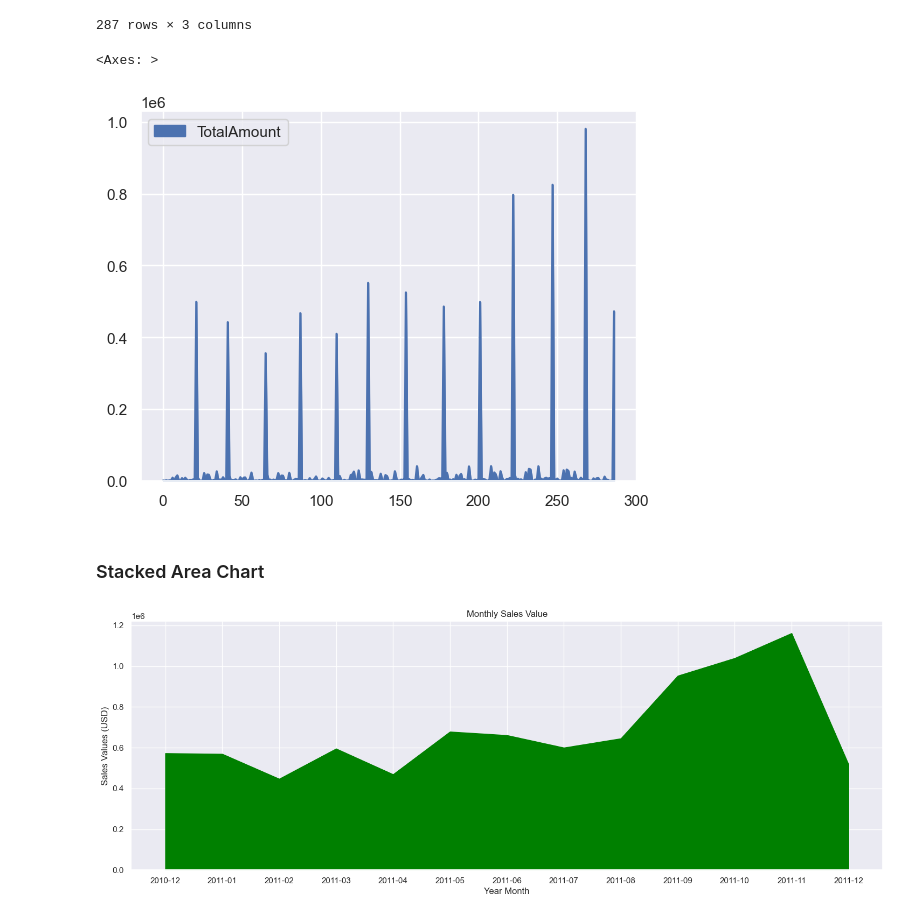
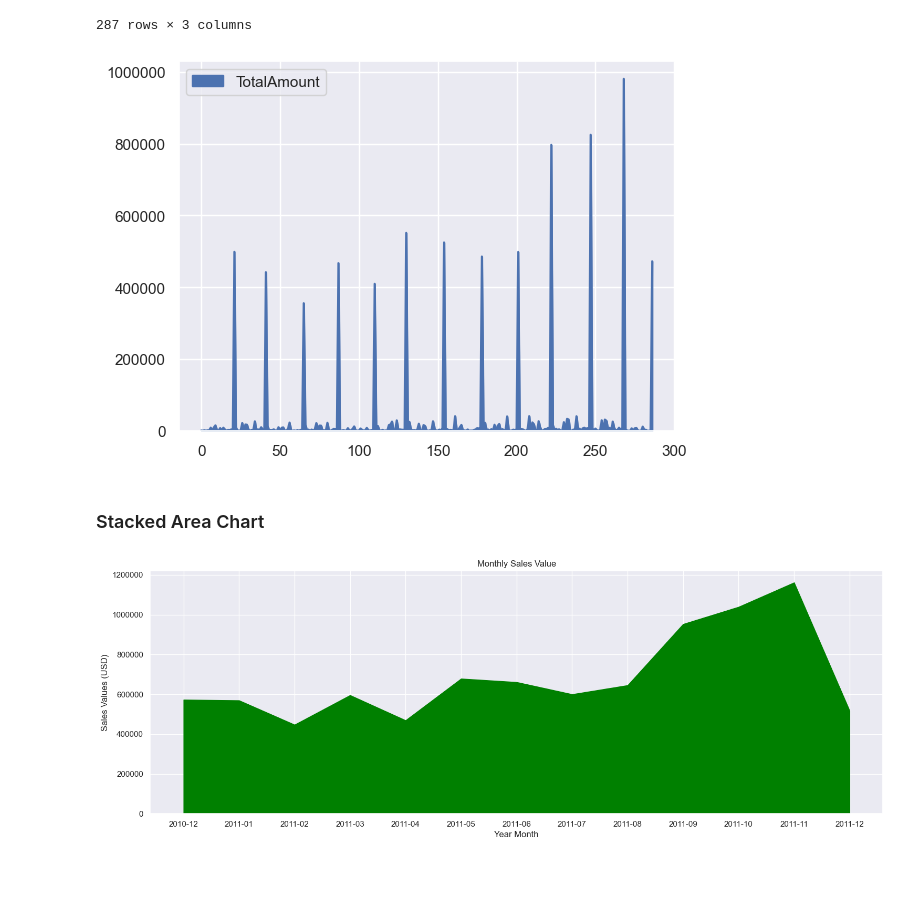
Before and after one commit to nyangweso-rodgers/data-analytics, a Jupyter notebook: Analytics-with-Python/Python-Modules-for-Data-Analysis/Matplotlib-Module/Area-Charts-with-Matplotlib.ipynb, the cells around one changed output. Cells and saved outputs as stored; diff of their text form; code cells hidden in the pictures; blank space fills up the shorter version.

Commit message:
edited 10 charts with Matplotlib

```diff
--- a/Analytics-with-Python/Python-Modules-for-Data-Analysis/Matplotlib-Module/Area-Charts-with-Matplotlib.ipynb
+++ b/Analytics-with-Python/Python-Modules-for-Data-Analysis/Matplotlib-Module/Area-Charts-with-Matplotlib.ipynb
@@ -67,17 +69,18 @@ country_monthly_agg_df
 287 rows × 3 columns
 # %%
 country_monthly_agg_df.plot(kind='area')
+plt.ticklabel_format(style='plain')
 # %% [output]
-<Axes: >
-[figure, old version]
+[figure, new version]
 # %% [markdown]
 ### Stacked Area Chart
 # %%
 fig, axes = plt.subplots(1,1, figsize=(18,6), sharey=True)
+plt.ticklabel_format(style='plain')
 plt.stackplot(monthly_agg_df.MonthYear, monthly_agg_df.TotalAmount, color='green')
 plt.title("Monthly Sales Value")
 plt.ylabel("Sales Values (USD)")
 plt.xlabel("Year Month")
 plt.show()
 # %% [output]
-[figure, old version]
+[figure, new version]
```
Also changed, not shown: parts of 1 cell of this notebook, 5 other files.
